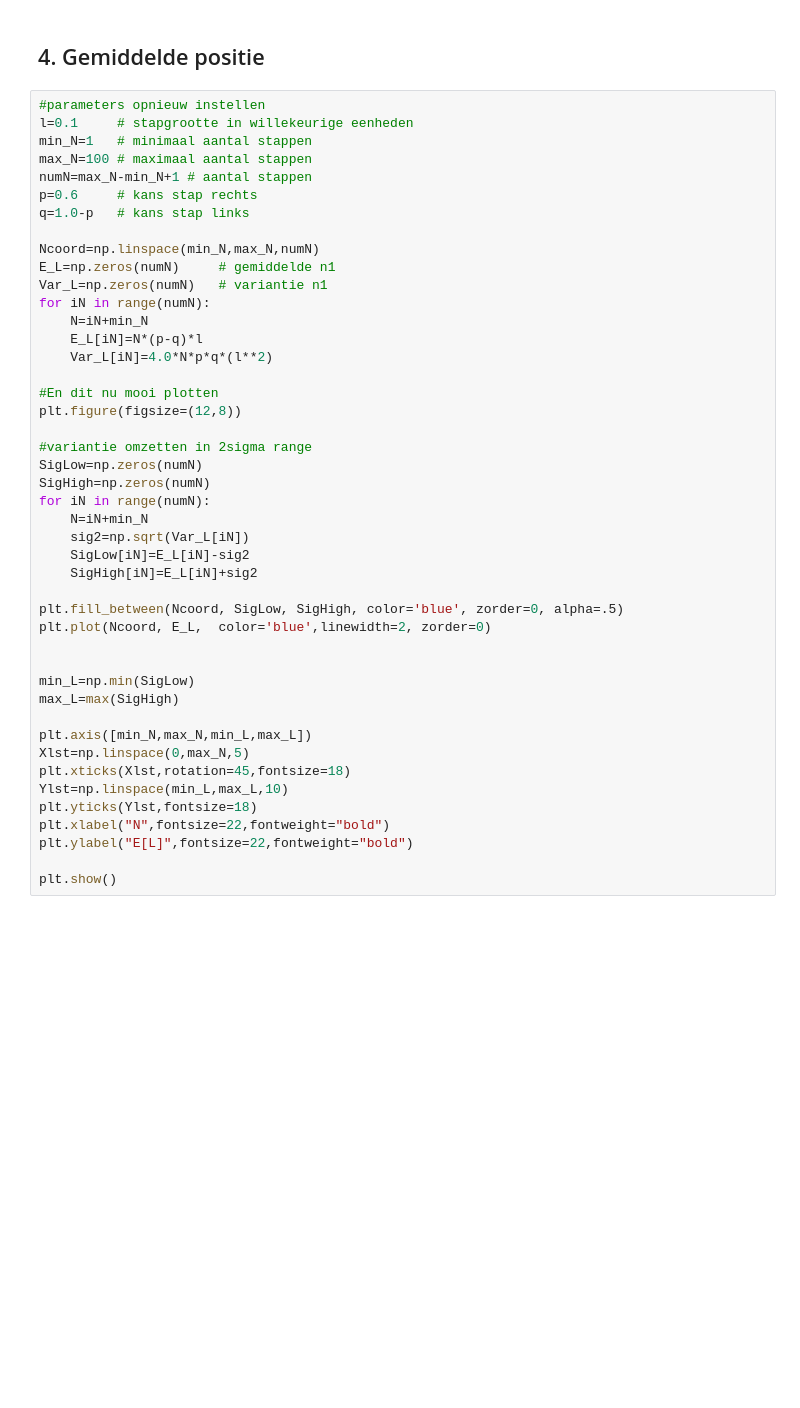
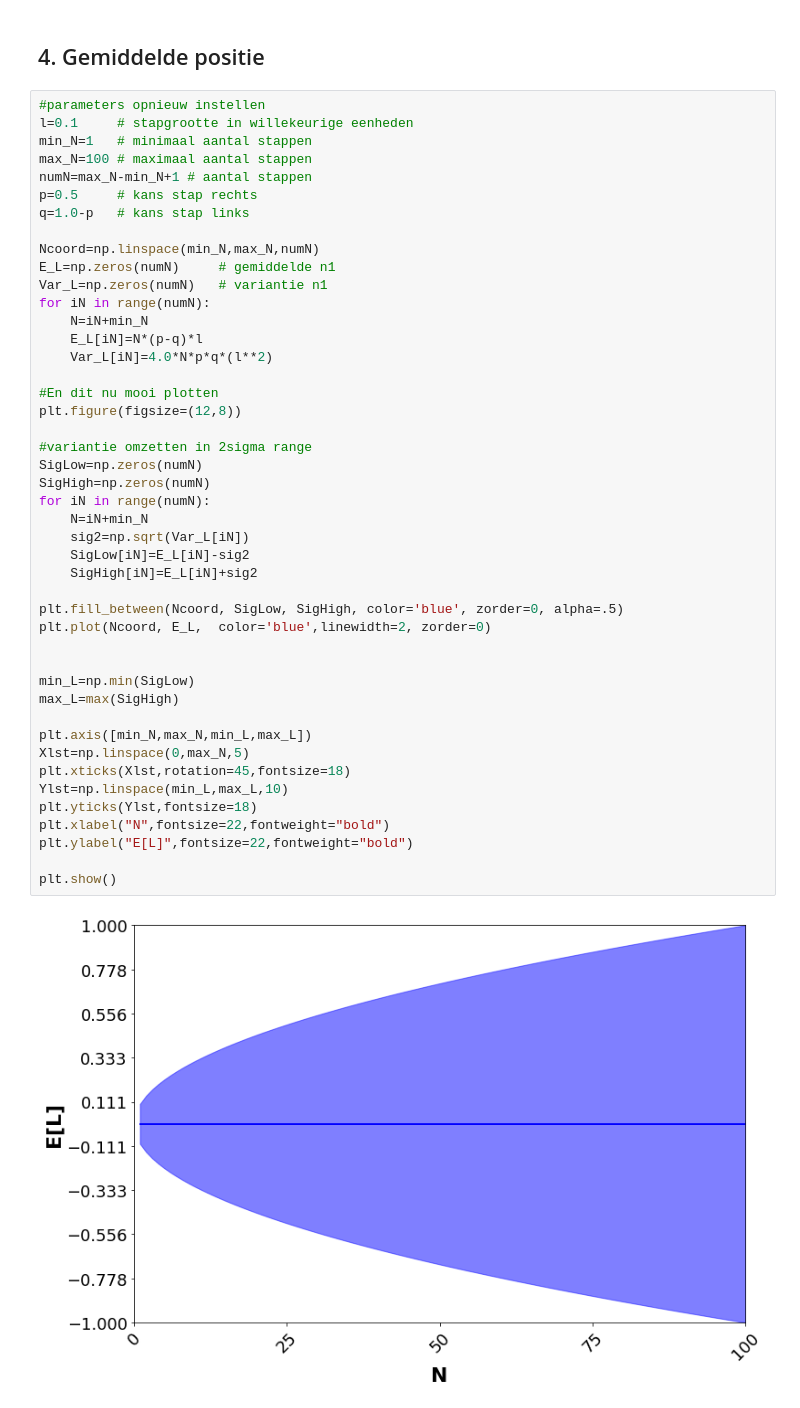
Before and after one commit to GijsVanoppen/StatisticalPhysics, a Jupyter notebook: RandomWalk-1.ipynb, the cells around one changed output. Saved outputs shown, nothing was run; the diff lists cells and outputs as text; blank space fills up the shorter version.

```diff
--- a/RandomWalk-1.ipynb
+++ b/RandomWalk-1.ipynb
@@ -125,7 +131,7 @@ l=0.1     # stapgrootte in willekeurige eenheden
 min_N=1   # minimaal aantal stappen
 max_N=100 # maximaal aantal stappen
 numN=max_N-min_N+1 # aantal stappen
-p=0.6     # kans stap rechts
+p=0.5     # kans stap rechts
 q=1.0-p   # kans stap links
 
 Ncoord=np.linspace(min_N,max_N,numN)
@@ -137,30 +143,32 @@ for iN in range(numN):
     Var_L[iN]=4.0*N*p*q*(l**2)
 
 #En dit nu mooi plotten
 plt.figure(figsize=(12,8))
 
 #variantie omzetten in 2sigma range
 SigLow=np.zeros(numN)
 SigHigh=np.zeros(numN)
 for iN in range(numN):
     N=iN+min_N
     sig2=np.sqrt(Var_L[iN])
     SigLow[iN]=E_L[iN]-sig2
     SigHigh[iN]=E_L[iN]+sig2
 
 plt.fill_between(Ncoord, SigLow, SigHigh, color='blue', zorder=0, alpha=.5)
 plt.plot(Ncoord, E_L,  color='blue',linewidth=2, zorder=0)
 
 
 min_L=np.min(SigLow)
 max_L=max(SigHigh)
 
 plt.axis([min_N,max_N,min_L,max_L])
 Xlst=np.linspace(0,max_N,5)
 plt.xticks(Xlst,rotation=45,fontsize=18)
 Ylst=np.linspace(min_L,max_L,10)
 plt.yticks(Ylst,fontsize=18)
 plt.xlabel("N",fontsize=22,fontweight="bold")
 plt.ylabel("E[L]",fontsize=22,fontweight="bold")
 
 plt.show()
+# %% [output]
+[figure, added]
```
Also changed, not shown: parts of 3 cells of this notebook, 3 other files.
